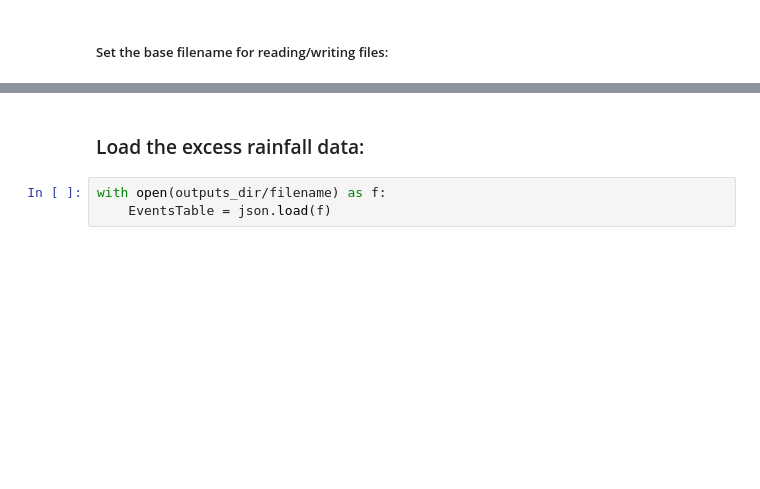
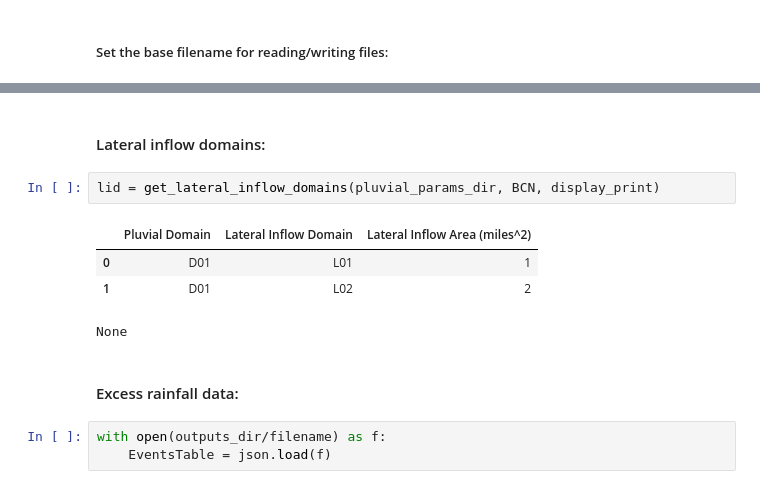
Before and after one commit to Dewberry/pfra-hydromet, a Jupyter notebook: reEventsTable.ipynb, the cells around one changed output, grey strips where cells are left out. Drawn from its saved outputs; the diff is of its cells as text; blank space fills up the shorter version.

```diff
--- a/reEventsTable.ipynb
+++ b/reEventsTable.ipynb
@@ -63,5 +77,14 @@ else:
+# %% [markdown]
+#### Lateral inflow domains:
+# %%
+lid = get_lateral_inflow_domains(pluvial_params_dir, BCN, display_print)
+# %% [output]
+|  | Pluvial Domain | Lateral Inflow Domain | Lateral Inflow Area (miles^2) |
+| 0 | D01 | L01 | 1 |
+| 1 | D01 | L02 | 2 |
+None
 # %% [markdown]
-### Load the excess rainfall data:
+#### Excess rainfall data:
 # %%
 with open(outputs_dir/filename) as f:
     EventsTable = json.load(f)
```
Also changed, not shown: parts of 14 cells of this notebook, 4 other files.
